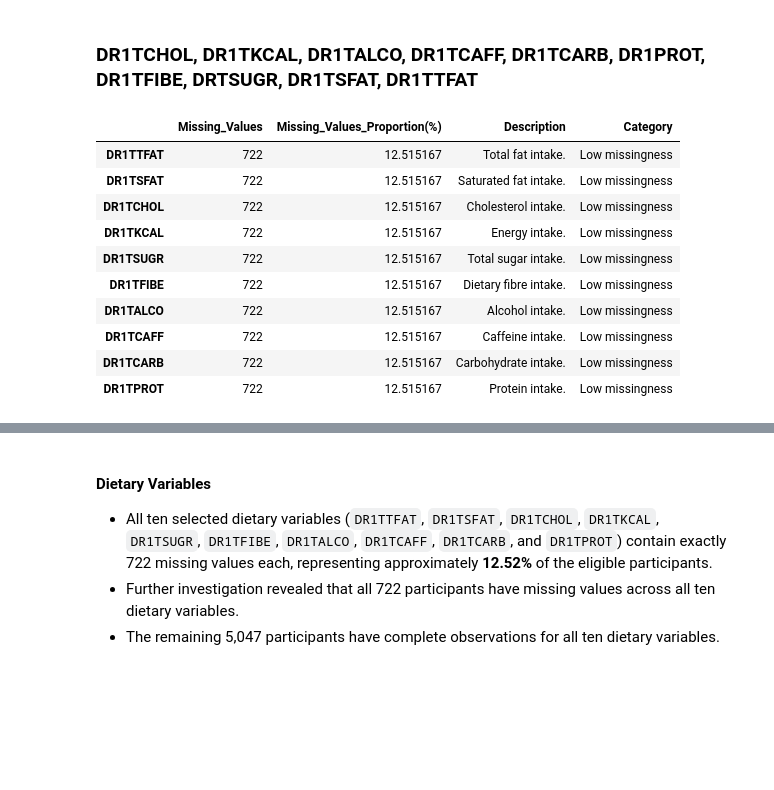
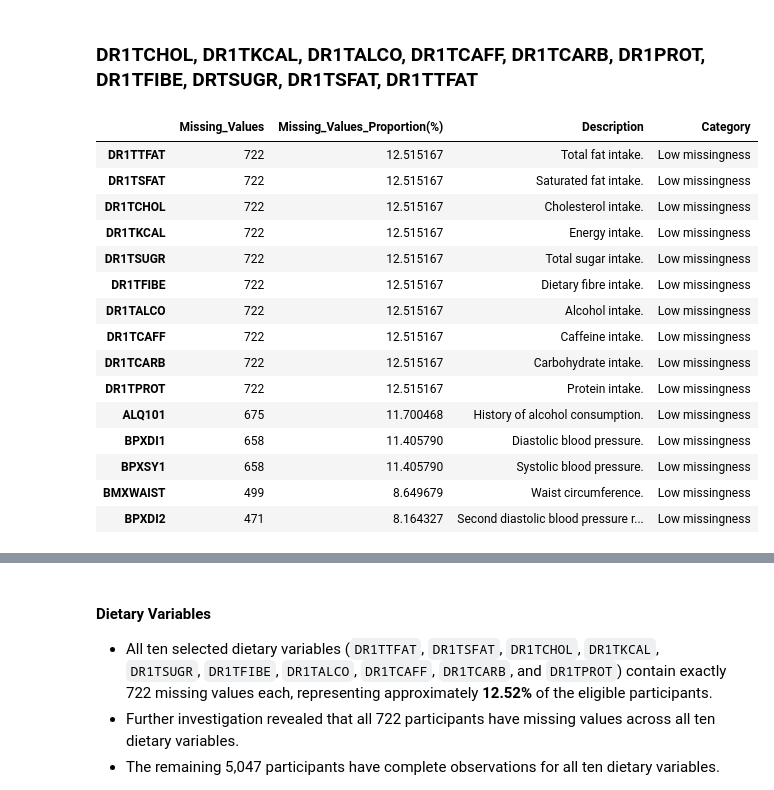
Before and after one commit to parthp-labs/NHAHES-cancer-analysis, a Jupyter notebook: Data_Preprocessing_and_Cleaning.ipynb, the cells around one changed output, grey strips where cells are left out. Drawn from its saved outputs; the diff is of its cells as text; code cells hidden in the pictures; blank space fills up the shorter version.

```diff
--- a/Data_Preprocessing_and_Cleaning.ipynb
+++ b/Data_Preprocessing_and_Cleaning.ipynb
@@ -355,9 +352,7 @@ special_codes = {
 # Identify special response codes
 for column, codes in special_codes.items():
 
-    found = questionnaire_selected[
-        column
-    ].value_counts(dropna=False)
+    found = questionnaire_selected[column].value_counts(dropna=False)
 
     found = found[found.index.isin(codes)]
 
@@ -390,9 +385,7 @@ questionnaire_cleaned = questionnaire_selected.copy()
 for column, codes in special_codes.items():
 
     questionnaire_cleaned[column] = (
-        questionnaire_cleaned[column].replace(
-            codes, np.nan
-        )
+        questionnaire_cleaned[column].replace(codes, np.nan)
     )
 
 print("Variable-specific response codes cleaned successfully.")
@@ -2089,19 +2081,24 @@ missing_stats[missing_stats["Category"] == "Low missingness"]
 # %% [markdown]
 ### DR1TCHOL, DR1TKCAL, DR1TALCO, DR1TCAFF, DR1TCARB, DR1PROT, DR1TFIBE, DRTSUGR, DR1TSFAT, DR1TTFAT
 # %%
-missing_stats[missing_stats["Category"] == "Low missingness"].head(10)
+missing_stats[missing_stats["Category"] == "Low missingness"]
 # %% [output]
 |  | Missing_Values | Missing_Values_Proportion(%) | Description | Category |
 | DR1TTFAT | 722 | 12.515167 | Total fat intake. | Low missingness |
 | DR1TSFAT | 722 | 12.515167 | Saturated fat intake. | Low missingness |
 | DR1TCHOL | 722 | 12.515167 | Cholesterol intake. | Low missingness |
 | DR1TKCAL | 722 | 12.515167 | Energy intake. | Low missingness |
 | DR1TSUGR | 722 | 12.515167 | Total sugar intake. | Low missingness |
 | DR1TFIBE | 722 | 12.515167 | Dietary fibre intake. | Low missingness |
 | DR1TALCO | 722 | 12.515167 | Alcohol intake. | Low missingness |
 | DR1TCAFF | 722 | 12.515167 | Caffeine intake. | Low missingness |
 | DR1TCARB | 722 | 12.515167 | Carbohydrate intake. | Low missingness |
 | DR1TPROT | 722 | 12.515167 | Protein intake. | Low missingness |
+| ALQ101 | 675 | 11.700468 | History of alcohol consumption. | Low missingness |
+| BPXDI1 | 658 | 11.405790 | Diastolic blood pressure. | Low missingness |
+| BPXSY1 | 658 | 11.405790 | Systolic blood pressure. | Low missingness |
+| BMXWAIST | 499 | 8.649679 | Waist circumference. | Low missingness |
+| BPXDI2 | 471 | 8.164327 | Second diastolic blood pressure r... | Low missingness |
 # %%
 diet_cols = [
     "DR1TTFAT", "DR1TSFAT", "DR1TCHOL",
```
Also changed, not shown: parts of 6 cells of this notebook, 1 other file.
